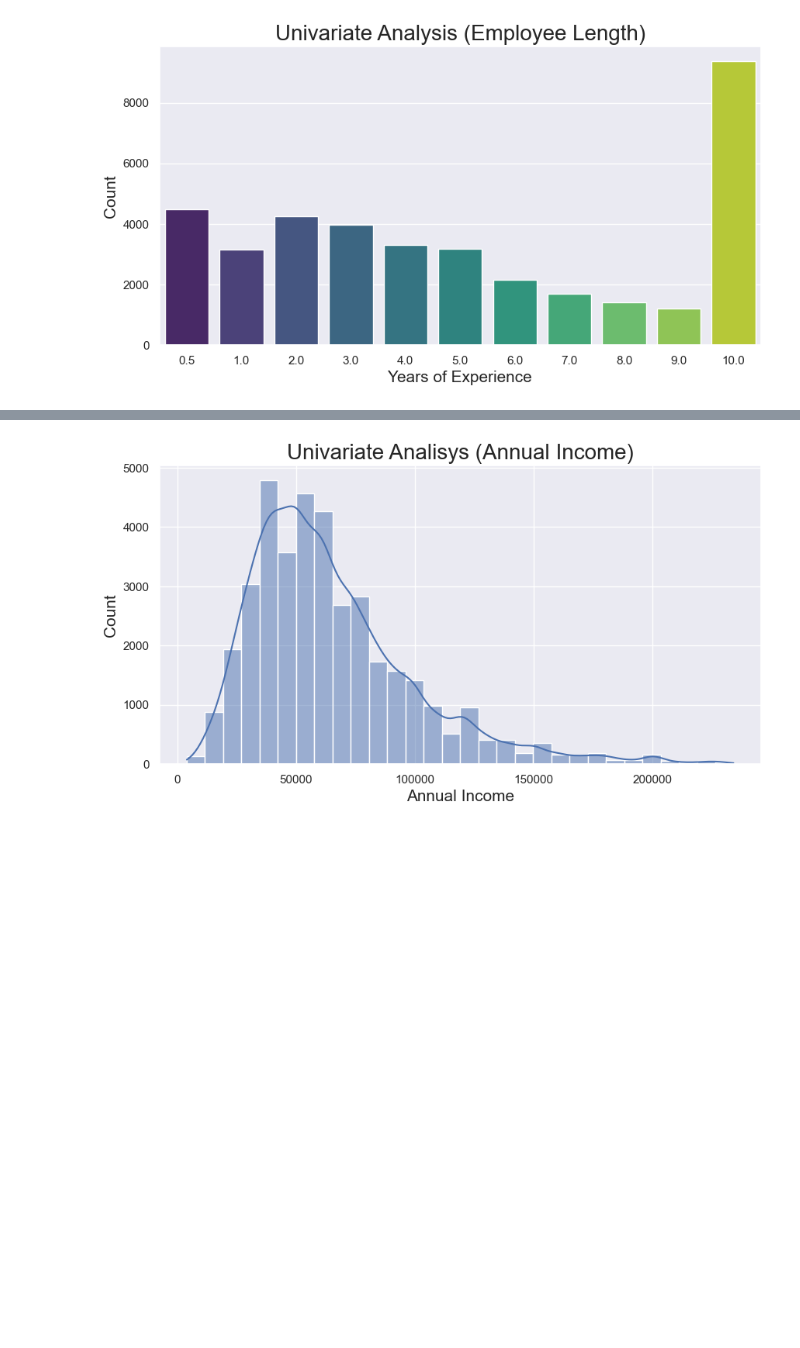
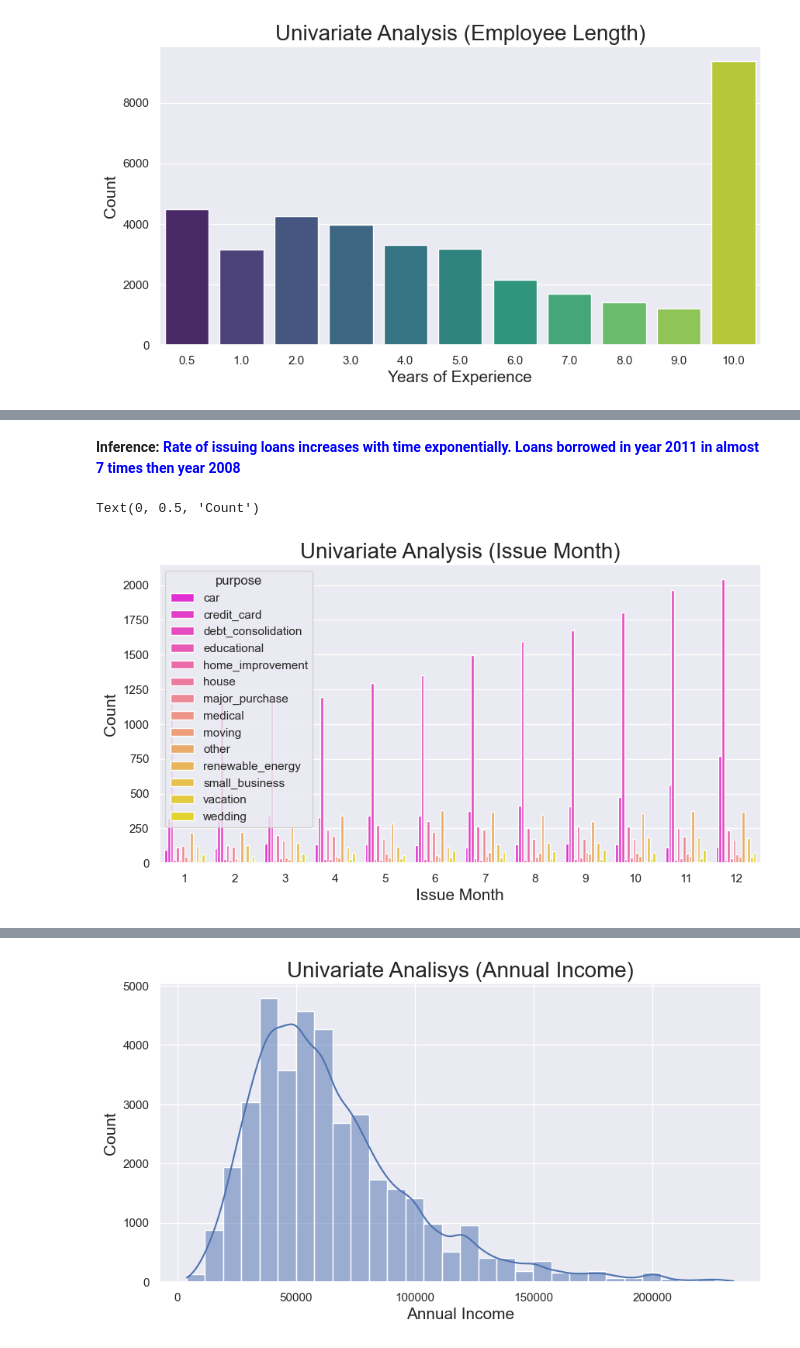
Before and after one commit to upasanapaul/LendingClubCaseStudy, a Jupyter notebook: lending_club_case_study.ipynb, the cells around one changed output, grey strips where cells are left out. Cells and saved outputs as stored; diff of their text form; code cells hidden in the pictures; blank space fills up the shorter version.

```diff
--- a/lending_club_case_study.ipynb
+++ b/lending_club_case_study.ipynb
@@ -439,0 +462,12 @@ Text(0, 0.5, 'Count')
+# %% [markdown]
+**Inference: <font color="blue">Rate of issuing loans increases with time exponentially. Loans borrowed in year 2011 in almost 7 times then year 2008</font>**
+# %%
+# Plot Countplot graph for issue_month column to find Univariate Analysis
+plt.figure(figsize=(10,5))
+sns.countplot(x='issue_month', data=loan_df, hue=loan_df.purpose, palette='spring')
+plt.title("Univariate Analysis (Issue Month)", fontsize=20)
+plt.xlabel("Issue Month", fontsize=15)
+plt.ylabel("Count", fontsize=15)
+# %% [output]
+Text(0, 0.5, 'Count')
+[figure, added]
```
Also changed, not shown: parts of 24 cells of this notebook.
